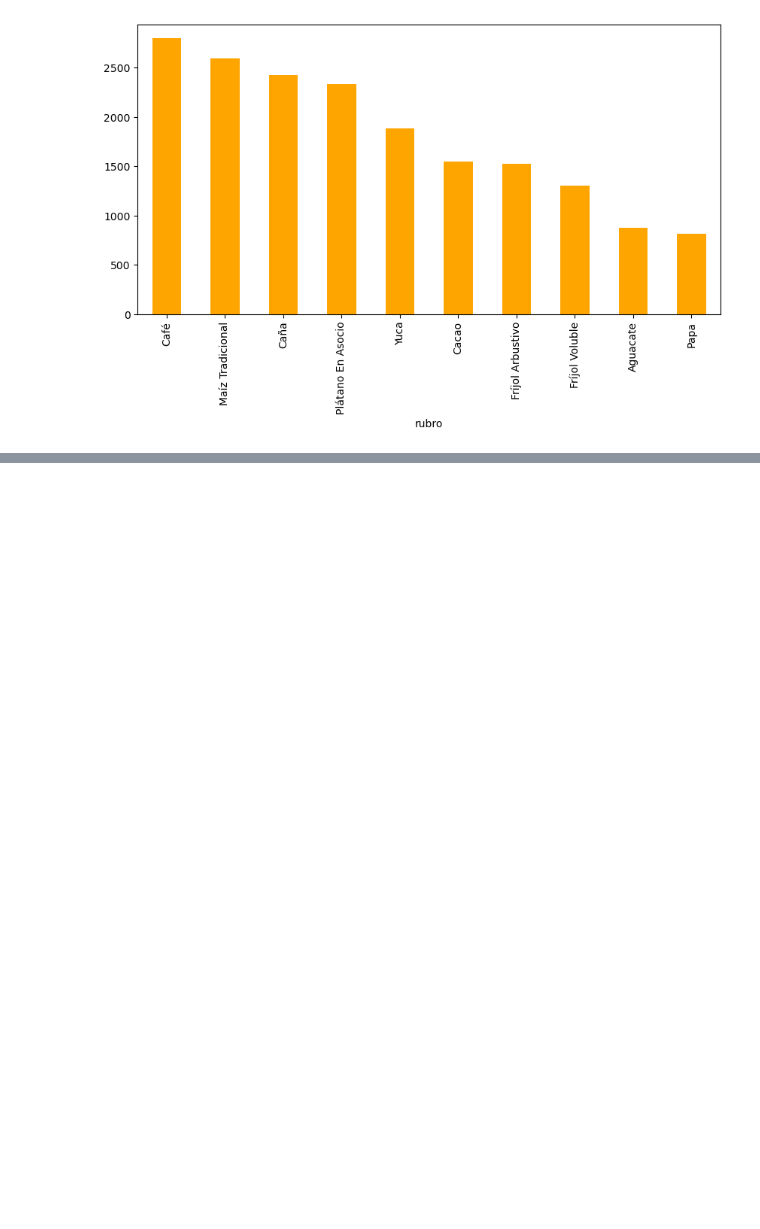
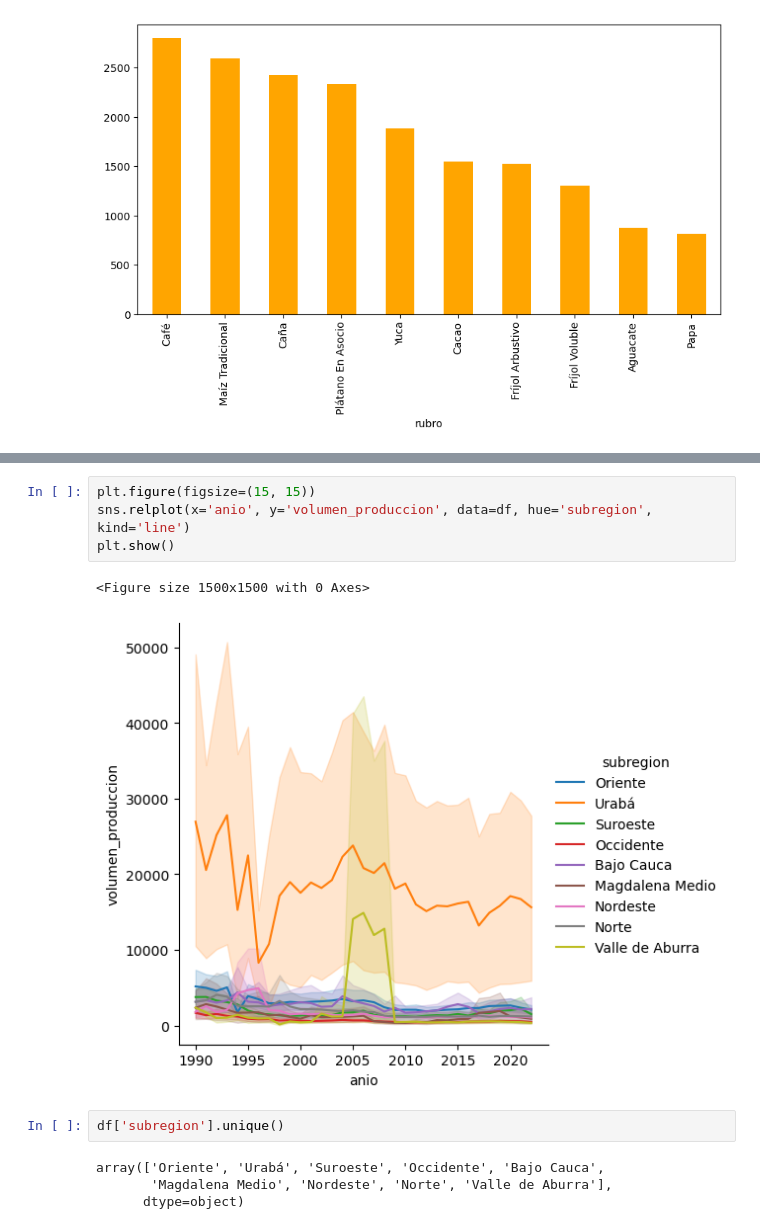
Before and after one commit to federr-gh/Produccion-agricola-datascience, a Jupyter notebook: produccion-agricola.ipynb, the cells around one changed output, grey strips where cells are left out. Saved outputs shown, nothing was run; the diff lists cells and outputs as text; blank space fills up the shorter version.

```diff
--- a/produccion-agricola.ipynb
+++ b/produccion-agricola.ipynb
@@ -128,0 +197,13 @@ sns.
+# %%
+plt.figure(figsize=(15, 15))
+sns.relplot(x='anio', y='volumen_produccion', data=df, hue='subregion', kind='line')
+plt.show()
+# %% [output]
+<Figure size 1500x1500 with 0 Axes>
+[figure, added]
+# %%
+df['subregion'].unique()
+# %% [output]
+array(['Oriente', 'Urabá', 'Suroeste', 'Occidente', 'Bajo Cauca',
+       'Magdalena Medio', 'Nordeste', 'Norte', 'Valle de Aburra'],
+      dtype=object)
```
Also changed, not shown: parts of 23 cells of this notebook, 3 other files.
